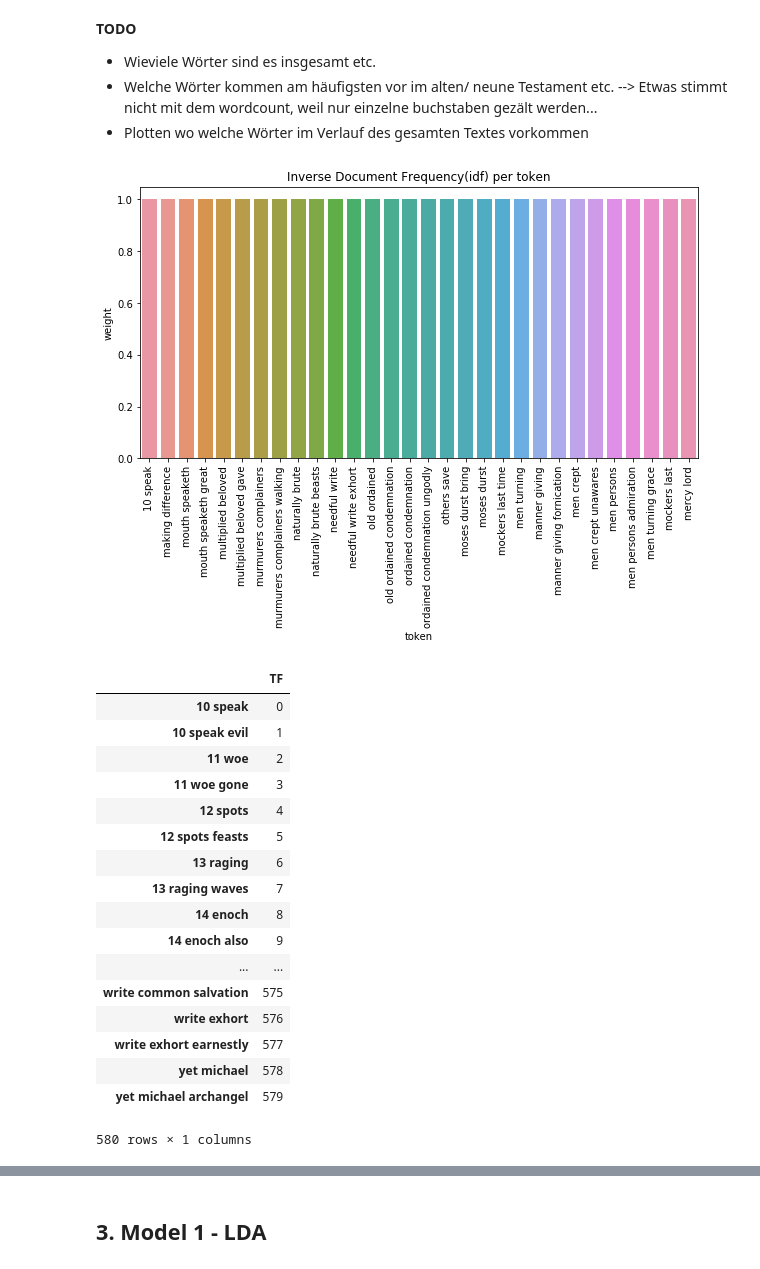
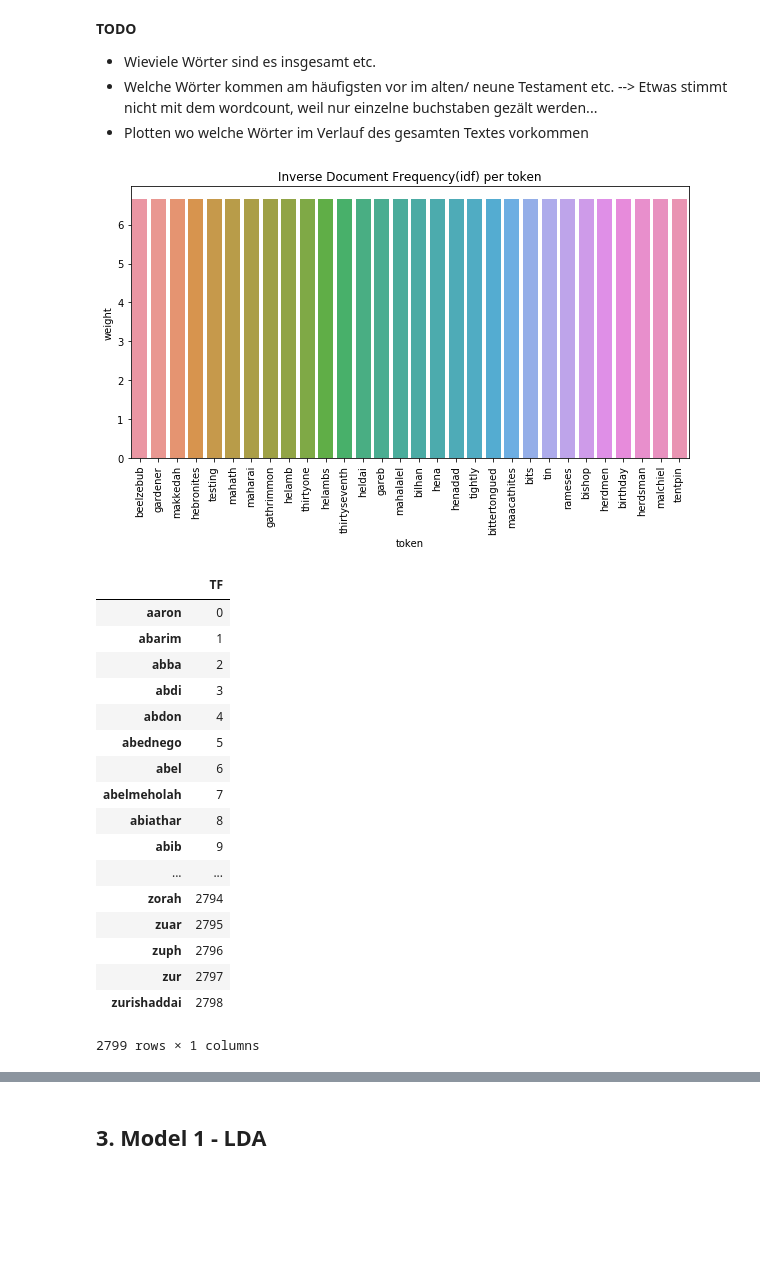
Before and after one commit to Amglex/Machine-Learning-for-textual-data, a Jupyter notebook: ML_Project.ipynb, the cells around one changed output, grey strips where cells are left out. Cells and saved outputs as stored; diff of their text form; code cells hidden in the pictures; blank space fills up the shorter version.

```diff
--- a/ML_Project.ipynb
+++ b/ML_Project.ipynb
@@ -213,6 +230,11 @@ books_order = pd.DataFrame.from_records(zip(books, range(1,len(books))))
 books_order.columns = ["book", "order"]
 
 df = pd.merge(df,books_order, on='book')
+# %%
+def get_num(text):
+    return(int(''.join([n for n in text if n.isdigit()])))
+
+df['file'] = df['file'].apply(get_num)
 # %%
 df = df.sort_values(["order","file"], ascending=[True,True])
 df.reset_index(drop=True, inplace=True)
@@ -293,0 +320,5 @@ def tokenizer_lemma(text):
+# %%
+%%time
+df['clean'] = df['text']
+df['clean'] = df['clean'].apply(preprocessor)
+df['clean'] = df['clean'].apply(lemmatizer)
@@ -293,0 +328,3 @@ def tokenizer_lemma(text):
+# %%
+%%time
+df['clean_rm'] = df['clean'].apply(remove_stopwords)
@@ -363,56 +372,58 @@ plt.show()
 - Welche Wörter kommen am häufigsten vor im alten/ neune Testament etc.
 --> Etwas stimmt nicht mit dem wordcount, weil nur einzelne buchstaben gezält werden...
 - Plotten wo welche Wörter im Verlauf des gesamten Textes vorkommen
+# %%
+# Obtain text per book
+text = df['clean']
+
+# Use the sklearn vectorizer
+tf = TfidfVectorizer(#max_features = 10_000,
+                     max_df = 0.9,
+                     min_df = 3,
+                     analyzer = 'word',
+                     ngram_range = (1,1))
+
+txt_fitted = tf.fit(text)
+txt_transformed = txt_fitted.transform(text)
 # %%
-import seaborn as sns
-
-# Obtain text per book
-text = df.loc[df.book == "Jude","text"]
-text.apply(preprocessor)
-
-# Use the sklearn vectorizer
-tf = TfidfVectorizer(max_features = 1000, lowercase = True, analyzer = 'word', stop_words = stop,ngram_range = (2,3))
-txt_fitted = tf.fit(text)
-txt_transformed = txt_fitted.transform(text)
-
 idf = tf.idf_
 rr = dict(zip(txt_fitted.get_feature_names(), idf))
+
 token_weight = pd.DataFrame.from_dict(rr, orient = 'index').reset_index()
 token_weight.columns = ('token','weight')
 token_weight = token_weight.sort_values(by = 'weight', ascending = False)
 token_weight = token_weight[0:30]
 
 sns.barplot(x = 'token', y = 'weight', data = token_weight)
 plt.title("Inverse Document Frequency(idf) per token")
 fig = plt.gcf()
 fig.set_size_inches(10,5)
 plt.xticks(rotation = 90)
 plt.show()
 # %% [output]
-[figure, old version]
+[figure, new version]
 # %%
 count = pd.DataFrame.from_dict(tf.vocabulary_, orient = "index", columns = ["TF"])
-count
 count.sort_values(by = "TF")
 # %% [output]
 |  | TF |
-| 10 speak | 0 |
-| 10 speak evil | 1 |
-| 11 woe | 2 |
-| 11 woe gone | 3 |
-| 12 spots | 4 |
-| 12 spots feasts | 5 |
-| 13 raging | 6 |
-| 13 raging waves | 7 |
-| 14 enoch | 8 |
-| 14 enoch also | 9 |
+| aaron | 0 |
+| abarim | 1 |
+| abba | 2 |
+| abdi | 3 |
+| abdon | 4 |
+| abednego | 5 |
+| abel | 6 |
+| abelmeholah | 7 |
+| abiathar | 8 |
+| abib | 9 |
 | ... | ... |
-| write common salvation | 575 |
-| write exhort | 576 |
-| write exhort earnestly | 577 |
-| yet michael | 578 |
-| yet michael archangel | 579 |
+| zorah | 2794 |
+| zuar | 2795 |
+| zuph | 2796 |
+| zur | 2797 |
+| zurishaddai | 2798 |
-580 rows × 1 columns
+2799 rows × 1 columns
 # %%
 from nltk.probability import FreqDist
 import matplotlib.pyplot as plt
```
Also changed, not shown: parts of 46 cells of this notebook.
